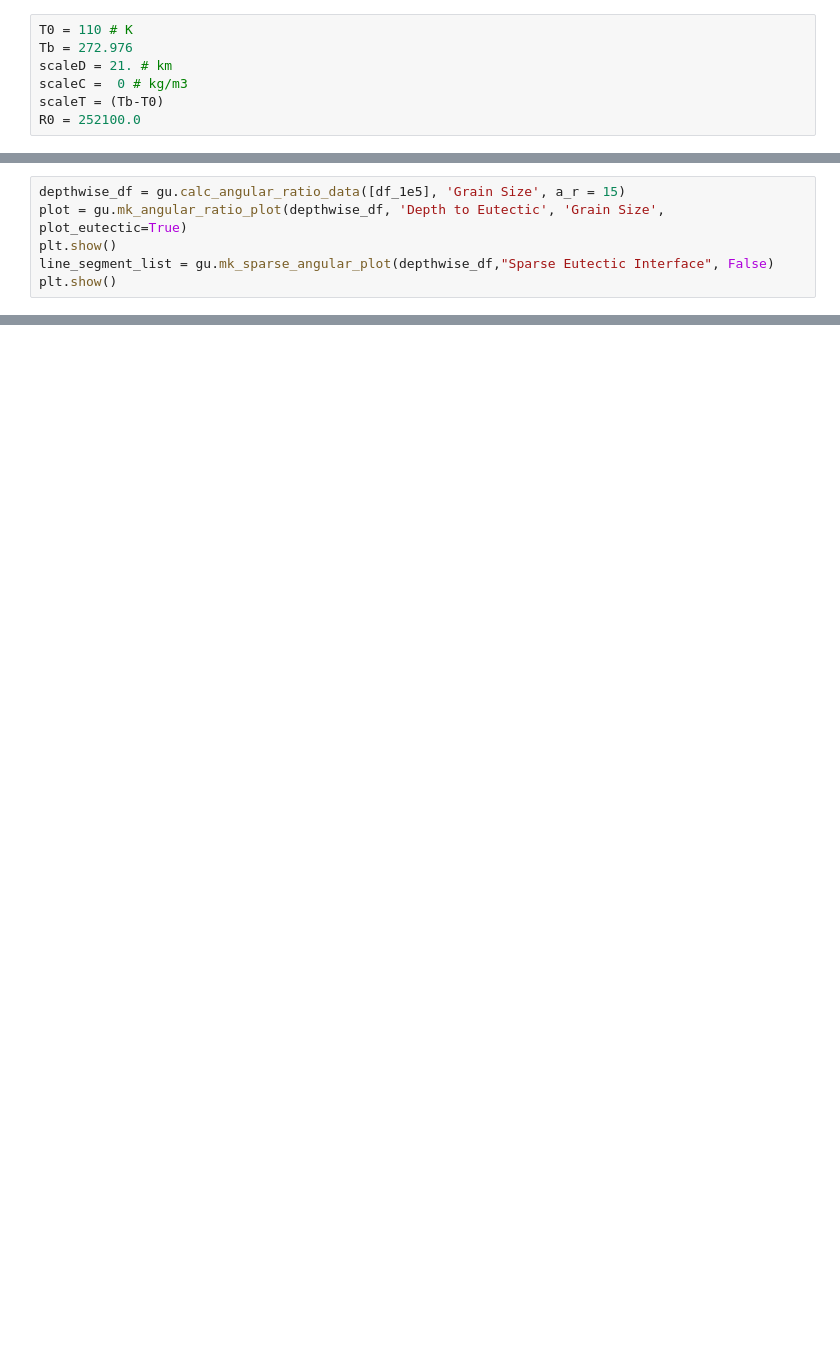
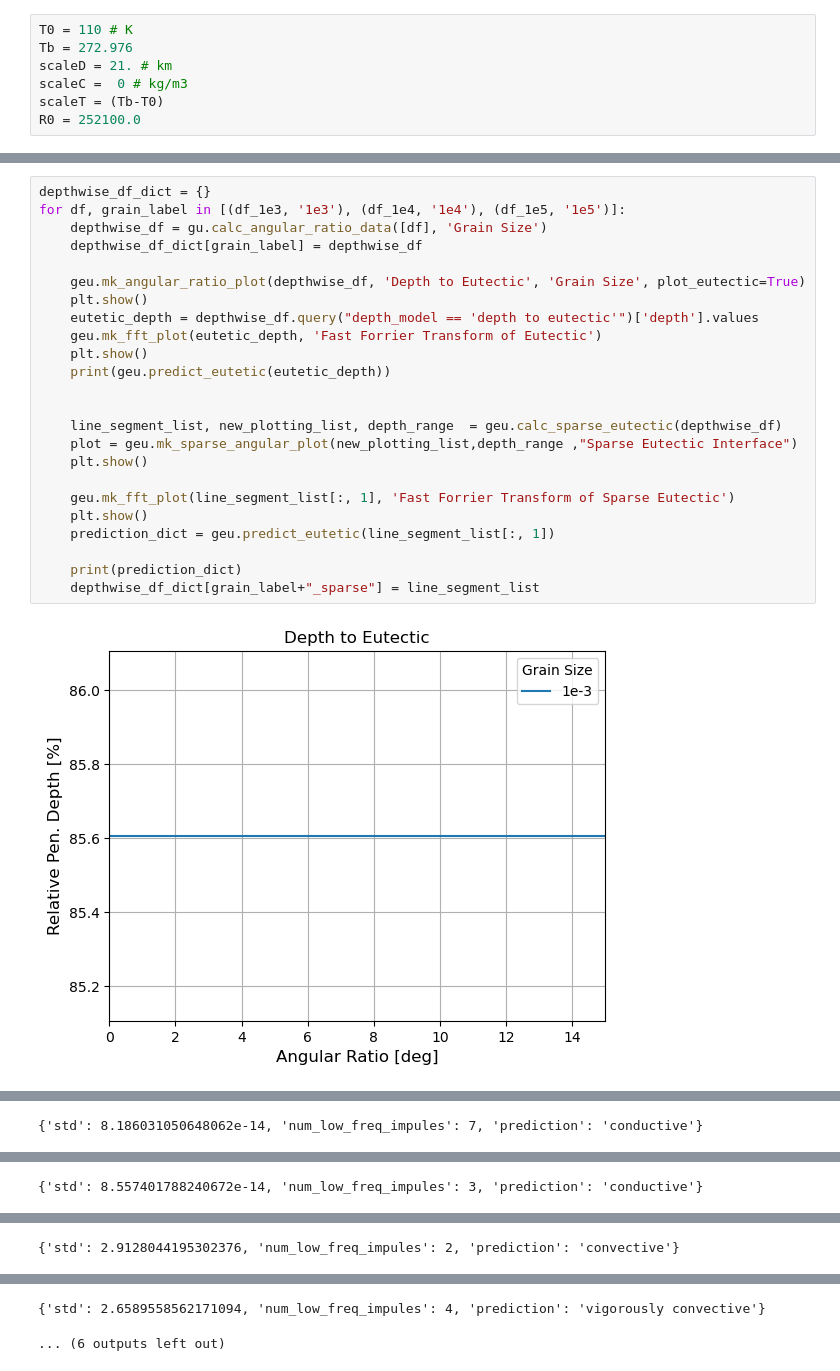
Before and after one commit to AtWillB/stanford_radar, a Jupyter notebook: src/detect_convection_type.ipynb, the cells around one changed output, grey strips where cells are left out. Cells and saved outputs as stored; diff of their text form; blank space fills up the shorter version.

```diff
--- a/src/detect_convection_type.ipynb
+++ b/src/detect_convection_type.ipynb
@@ -58,6 +70,0 @@ df_1e5, attenuation_1e5 = gu.calc_gaia_attenuation(gaia_temp_table_1e5, R0, nShe
-# %%
-depthwise_df = gu.calc_angular_ratio_data([df_1e5], 'Grain Size', a_r = 15)
-plot = gu.mk_angular_ratio_plot(depthwise_df, 'Depth to Eutectic', 'Grain Size', plot_eutectic=True)
-plt.show()
-line_segment_list = gu.mk_sparse_angular_plot(depthwise_df,"Sparse Eutectic Interface", False)
-plt.show()
@@ -63,0 +125,26 @@ plt.show()
+# %%
+depthwise_df_dict = {}
+for df, grain_label in [(df_1e3, '1e3'), (df_1e4, '1e4'), (df_1e5, '1e5')]:
+    depthwise_df = gu.calc_angular_ratio_data([df], 'Grain Size')
+    depthwise_df_dict[grain_label] = depthwise_df
+
+    geu.mk_angular_ratio_plot(depthwise_df, 'Depth to Eutectic', 'Grain Size', plot_eutectic=True)
+    plt.show()
+    eutetic_depth = depthwise_df.query("depth_model == 'depth to eutectic'")['depth'].values
+    geu.mk_fft_plot(eutetic_depth, 'Fast Forrier Transform of Eutectic')
+    plt.show()
+    print(geu.predict_eutetic(eutetic_depth))
+
+
+    line_segment_list, new_plotting_list, depth_range  = geu.calc_sparse_eutectic(depthwise_df)
+    plot = geu.mk_sparse_angular_plot(new_plotting_list,depth_range ,"Sparse Eutectic Interface")
+    plt.show()
+
+    geu.mk_fft_plot(line_segment_list[:, 1], 'Fast Forrier Transform of Sparse Eutectic')
+    plt.show()
+    prediction_dict = geu.predict_eutetic(line_segment_list[:, 1])
+
+    print(prediction_dict)
+    depthwise_df_dict[grain_label+"_sparse"] = line_segment_list
+# %% [output]
+[figure, added]
@@ -63,0 +152 @@ plt.show()
+{'std': 8.186031050648062e-14, 'num_low_freq_impules': 7, 'prediction': 'conductive'}
@@ -63,0 +155 @@ plt.show()
+{'std': 8.557401788240672e-14, 'num_low_freq_impules': 3, 'prediction': 'conductive'}
@@ -63,0 +158 @@ plt.show()
+{'std': 2.9128044195302376, 'num_low_freq_impules': 2, 'prediction': 'convective'}
@@ -63,0 +161,2 @@ plt.show()
+{'std': 2.6589558562171094, 'num_low_freq_impules': 4, 'prediction': 'vigorously convective'}
+... (6 outputs left out)
```
Also changed, not shown: parts of 14 cells of this notebook, 13 other files.
